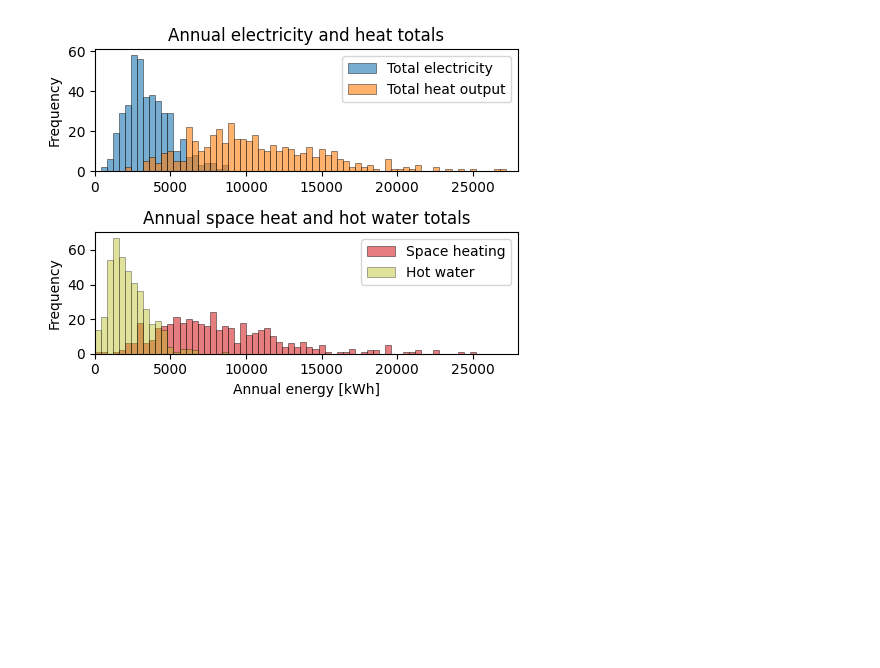
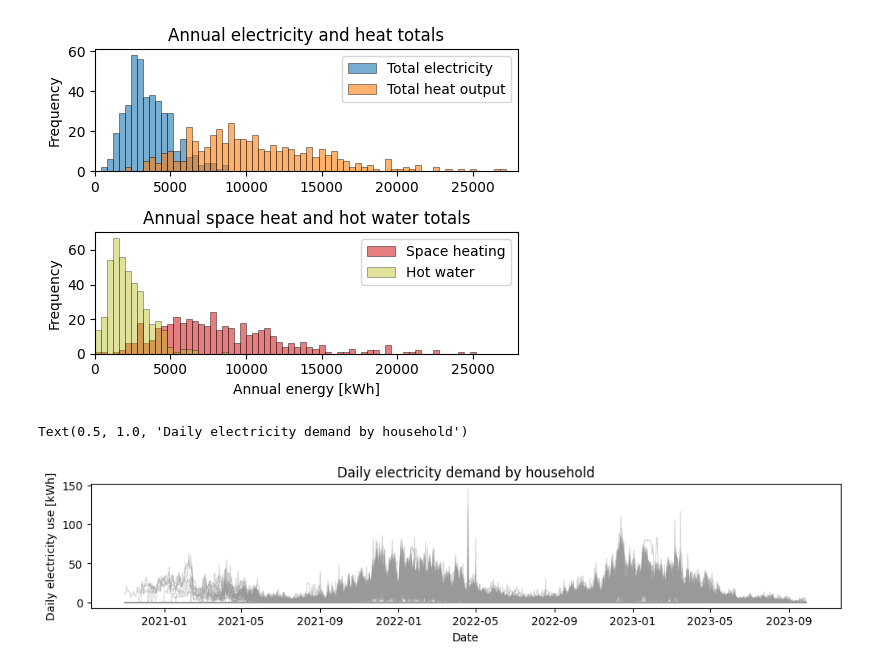
Before and after one commit to EdwardBarbour/HeatPumpDataAnalysis, a Jupyter notebook: Data_cleaning_new_data.ipynb, the cells around one changed output. Cells and saved outputs as stored; diff of their text form; code cells hidden in the pictures; blank space fills up the shorter version.

Commit message:
Add a plot to look at daily data

```diff
--- a/Data_cleaning_new_data.ipynb
+++ b/Data_cleaning_new_data.ipynb
@@ -513,6 +513,24 @@ export_df = pd.concat(series_list, axis=1, join="outer").sort_index()
 # export_df = export_df.asfreq("H")
 
 export_df.to_csv("Heat_pumps_electricity_in.csv")
+# %%
+export_daily = export_df.resample("D").sum()
+fig, ax = plt.subplots(figsize=(12, 2))
+for col in export_daily.columns:
+    ax.plot(
+        export_daily.index,
+        export_daily[col],
+        color="0.6",      # grey
+        alpha=0.4,
+        linewidth=0.8
+    )
+
+ax.set_xlabel("Date")
+ax.set_ylabel("Daily electricity use [kWh]")
+ax.set_title("Daily electricity demand by household")
+# %% [output]
+Text(0.5, 1.0, 'Daily electricity demand by household')
+[figure, added]
 # %%
 # sh = new_df['Heat_Pump_Heating_Flow_Temperature'].notna()
 # hw = new_df['Hot_Water_Flow_Temperature'].notna()
```
